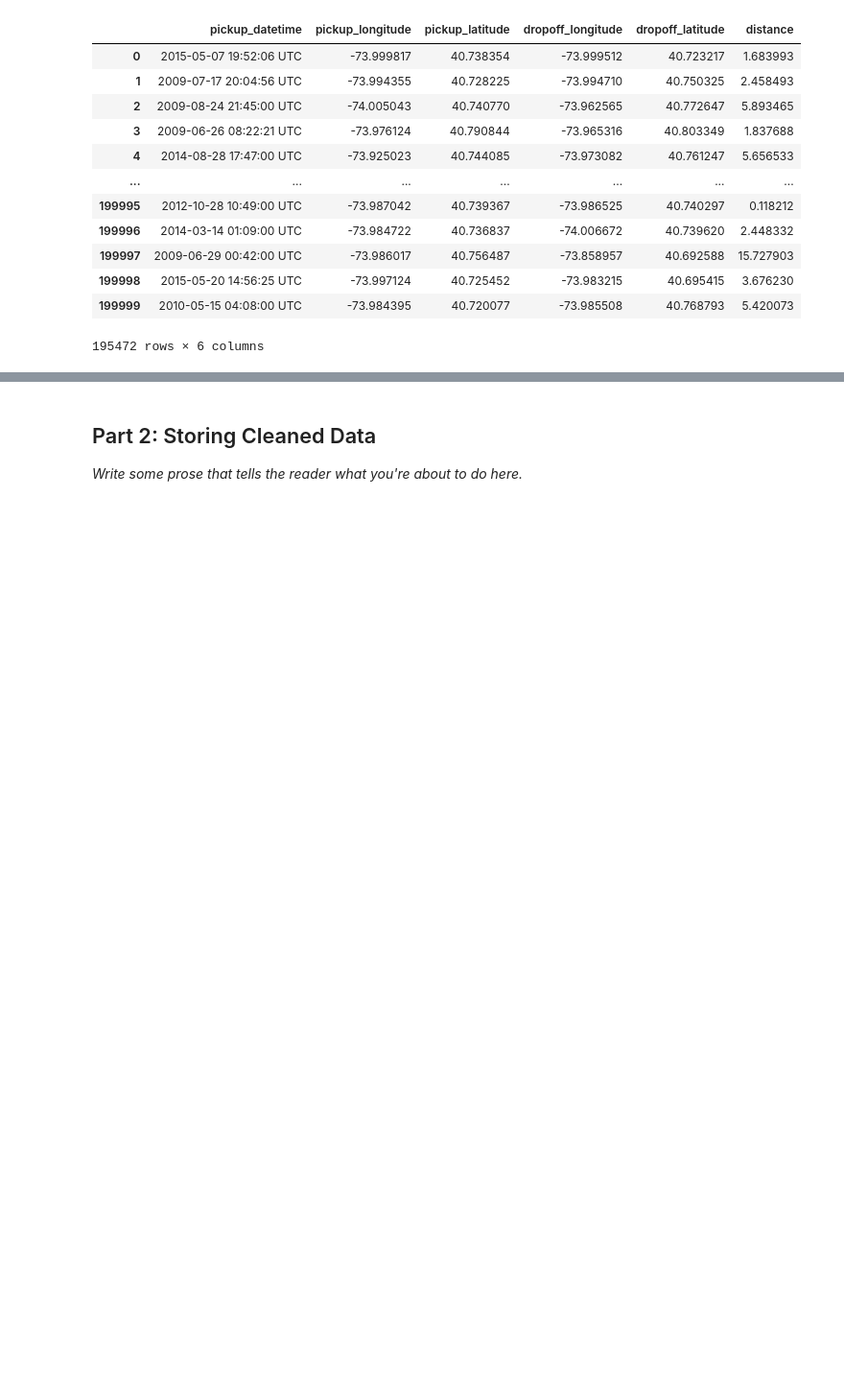
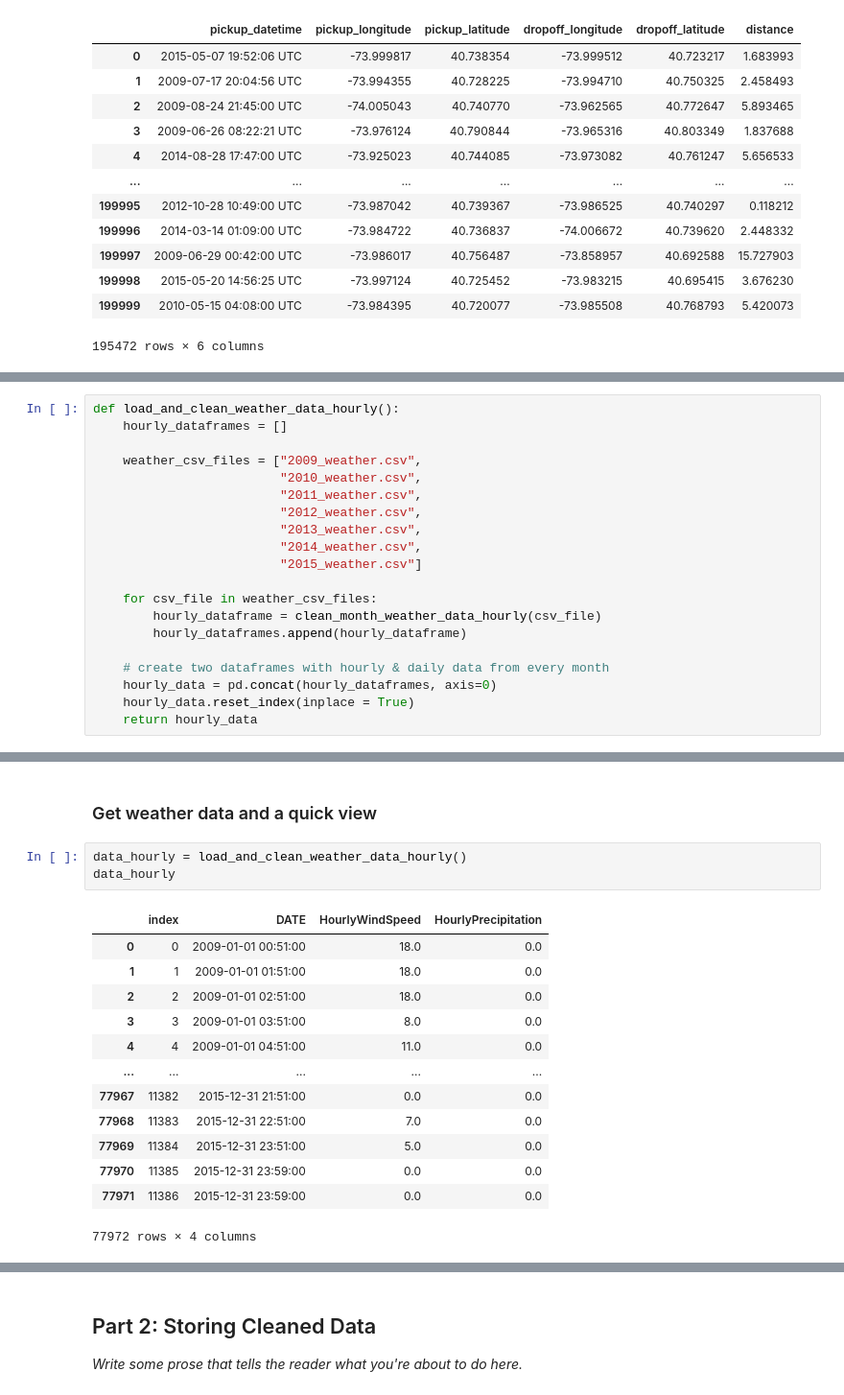
Before and after one commit to weichen9/final-project-4501, a Jupyter notebook: Project_4501_Scaffolding_Frame.ipynb, the cells around one changed output, grey strips where cells are left out. Shown: that part at 96% size. Drawn from its saved outputs; the diff is of its cells as text; blank space fills up the shorter version.

```diff
--- a/Project_4501_Scaffolding_Frame.ipynb
+++ b/Project_4501_Scaffolding_Frame.ipynb
@@ -324,0 +401,20 @@ hourly_weather, daily_weather = load_and_clean_weather_data()
+# %%
+def load_and_clean_weather_data_hourly():
+    hourly_dataframes = []
+
+    weather_csv_files = ["2009_weather.csv",
+                         "2010_weather.csv",
+                         "2011_weather.csv",
+                         "2012_weather.csv",
+                         "2013_weather.csv",
+                         "2014_weather.csv",
+                         "2015_weather.csv"]
+
+    for csv_file in weather_csv_files:
+        hourly_dataframe = clean_month_weather_data_hourly(csv_file)
+        hourly_dataframes.append(hourly_dataframe)
+
+    # create two dataframes with hourly & daily data from every month
+    hourly_data = pd.concat(hourly_dataframes, axis=0)
+    hourly_data.reset_index(inplace = True)
+    return hourly_data
@@ -324,0 +440,19 @@ hourly_weather, daily_weather = load_and_clean_weather_data()
+# %% [markdown]
+### Get weather data and a quick view
+# %%
+data_hourly = load_and_clean_weather_data_hourly()
+data_hourly
+# %% [output]
+|  | index | DATE | HourlyWindSpeed | HourlyPrecipitation |
+| 0 | 0 | 2009-01-01 00:51:00 | 18.0 | 0.0 |
+| 1 | 1 | 2009-01-01 01:51:00 | 18.0 | 0.0 |
+| 2 | 2 | 2009-01-01 02:51:00 | 18.0 | 0.0 |
+| 3 | 3 | 2009-01-01 03:51:00 | 8.0 | 0.0 |
+| 4 | 4 | 2009-01-01 04:51:00 | 11.0 | 0.0 |
+| ... | ... | ... | ... | ... |
+| 77967 | 11382 | 2015-12-31 21:51:00 | 0.0 | 0.0 |
+| 77968 | 11383 | 2015-12-31 22:51:00 | 7.0 | 0.0 |
+| 77969 | 11384 | 2015-12-31 23:51:00 | 5.0 | 0.0 |
+| 77970 | 11385 | 2015-12-31 23:59:00 | 0.0 | 0.0 |
+| 77971 | 11386 | 2015-12-31 23:59:00 | 0.0 | 0.0 |
+77972 rows × 4 columns
```
Also changed, not shown: parts of 27 cells of this notebook.
